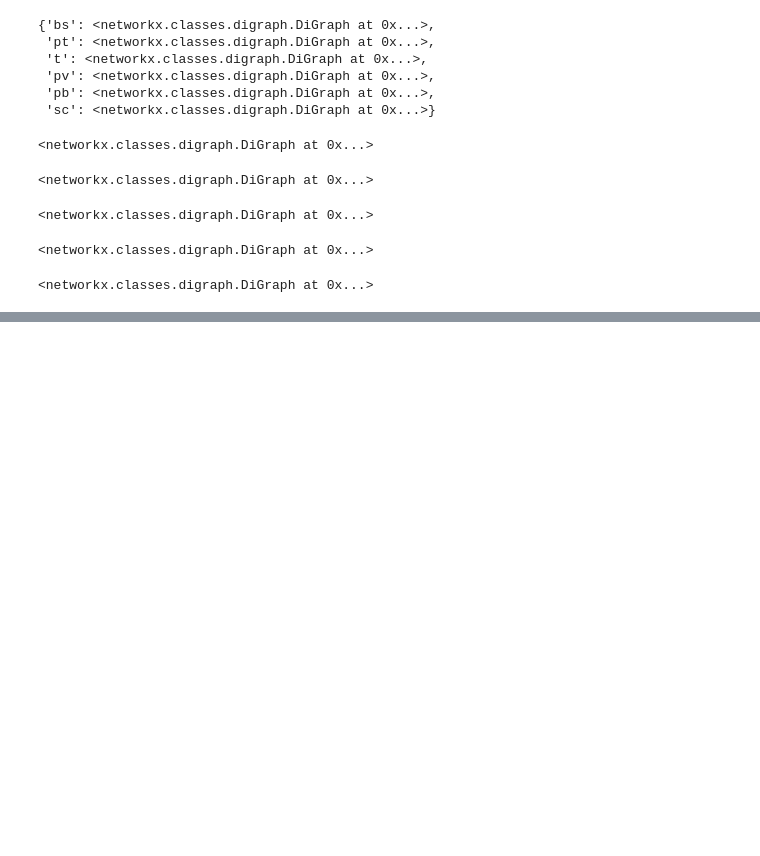
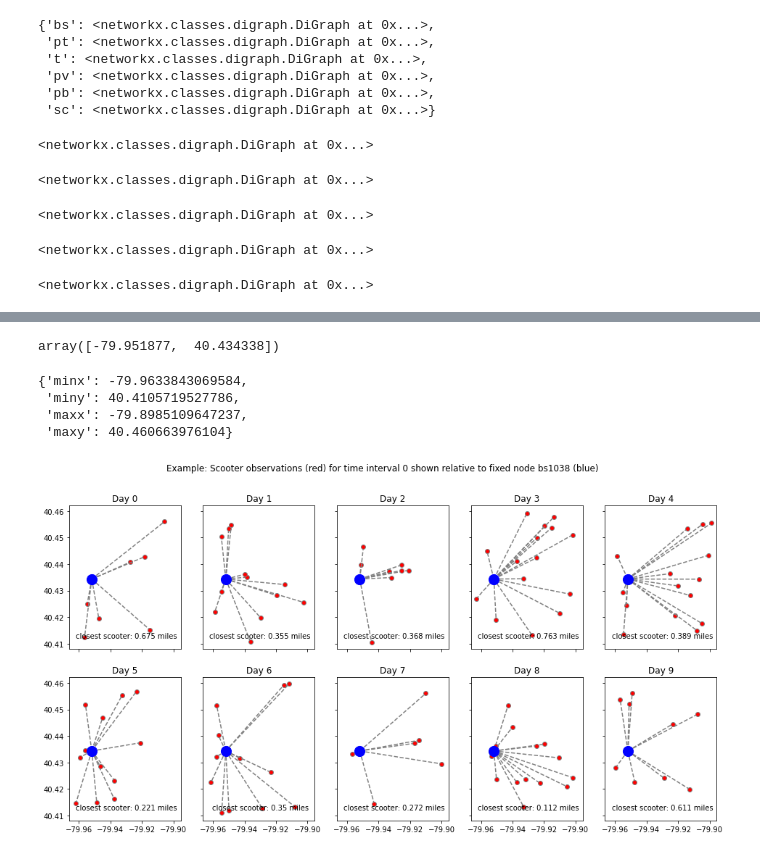
Before and after one commit to lgraff/Multimodal-Accessibility_notebooks, a Jupyter notebook: PGH_network.ipynb, the cells around one changed output, grey strips where cells are left out. Saved outputs shown, nothing was run; the diff lists cells and outputs as text; code cells hidden in the pictures; blank space fills up the shorter version.

Commit message:
added GCD distance calc for lat/long. also generated fake historical scooter location data to determine scooter transfer costs

```diff
--- a/PGH_network.ipynb
+++ b/PGH_network.ipynb
@@ -1067,0 +1204,18 @@ Text(0.5, 1.0, 'Supernetwork, where phsyically overlapping networks are offset')
+# %%
+# Find the depots in G_bs
+depot_nodes = [n for n in G_bs.nodes if n.startswith('bsd') ]
+depot_pairs = list(itertools.permutations(depot_nodes, 2))
+# Precompute the shortest path between each pair of depot nodes
+random_edge_costs(G_bs, num_intervals, length_interval, 20, 60)  # random edge cost (including depot connection edges)
+for e in depot_pairs:
+    # find shortest path b/w depot nodes using "cost1" as the weight
+    sp = nx.dijkstra_path(G_bs, e[0], e[1], 'cost1')
+    sp_edges = [(sp[i], sp[i+1]) for i in range(len(sp)-1)]
+    total_cost = sp_total_cost(G_bs, sp_edges, 'cost1')
+     # make the cost dict, which is constant by time of day
+    cost_keys = ['cost'+str(i) for i in range(num_intervals)]
+    bs_cost_dict = dict(zip(cost_keys, [total_cost]*num_intervals))
+    # now add edges back to G_u & set edge cost attributes
+    e0, e1 = e[0].replace('bsd','bs'), e[1].replace('bsd','bs')
+    G_u.add_edge(e0, e1)
+    nx.set_edge_attributes(G_u, {(e0, e1): bs_cost_dict})
@@ -1067,0 +1252,19 @@ Text(0.5, 1.0, 'Supernetwork, where phsyically overlapping networks are offset')
+# %%
+# make node_ID map of form {id_number: node_name}. also make inverse node ID map of form {node_name: id_number}
+# ex  {0:bs1  1:bs2  ...}
+nid_map = dict(zip(range(len(list(G_u.nodes))), G_u.nodes))
+inv_nid_map = dict(zip(nid_map.values(), nid_map.keys()))
+# separate nid map into fixed and flex
+# separate nodes depending on whether fixed or flex network
+nid_map_fixed = {key:val for key,val in nid_map.items() if mode(val) in fix_pre}  # nid_map for fixed network nodes
+nid_map_flex = {key:val for key,val in nid_map.items() if mode(val) in flex_pre}  # nid_map for flex network nodes
+# %%
+coord_matrix = get_coord_matrix(G_u, nid_map)
+# euclidean distance matrix: euc_dist[i,j] is the euclidean distance from node i to node j
+euc_dist = np.empty([len(nid_map), len(nid_map)])
+for i in range(euc_dist.shape[0]):
+    dist_to_all_nodes = calc_dist(coord_matrix[i], coord_matrix)  # calc distance from node i to all other nodes
+    euc_dist[i] = dist_to_all_nodes
+# %%
+bbox_nhoods = pgh_nhoods_union['geometry'].bounds.T.to_dict()[0]
+bbox_nhoods
@@ -1067,0 +1294,9 @@ Text(0.5, 1.0, 'Supernetwork, where phsyically overlapping networks are offset')
+# %%
+np.array(G_u.nodes['bs1038']['pos'])
+bbox_nhoods
+# %% [output]
+array([-79.951877,  40.434338])
+{'minx': -79.9633843069584,
+ 'miny': 40.4105719527786,
+ 'maxx': -79.8985109647237,
+ 'maxy': 40.460663976104}
@@ -1067,0 +1366,9 @@ Text(0.5, 1.0, 'Supernetwork, where phsyically overlapping networks are offset')
+# %%
+b1, b2 = 1, 0
+num_days_of_data = 10
+num_obs_LB, num_obs_UB = 6, 16
+sc_costs = gen_data(G_u, num_days_of_data, num_intervals, num_obs_LB, num_obs_UB,
+                    bbox_nhoods['minx'], bbox_nhoods['maxx'], bbox_nhoods['miny'], bbox_nhoods['maxy'],
+                    nid_map_fixed, b1, b2, speed_params['w'])
+# %% [output]
+[figure, added]
```
Also changed, not shown: parts of 32 cells of this notebook.
